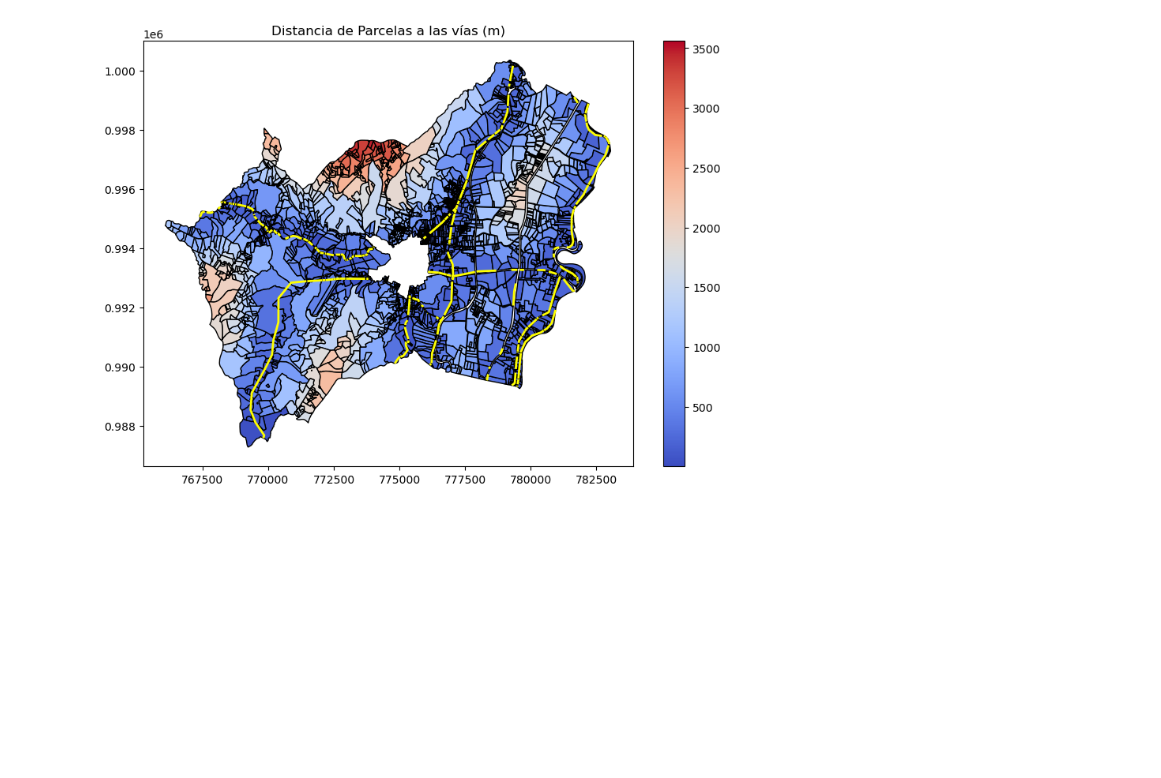
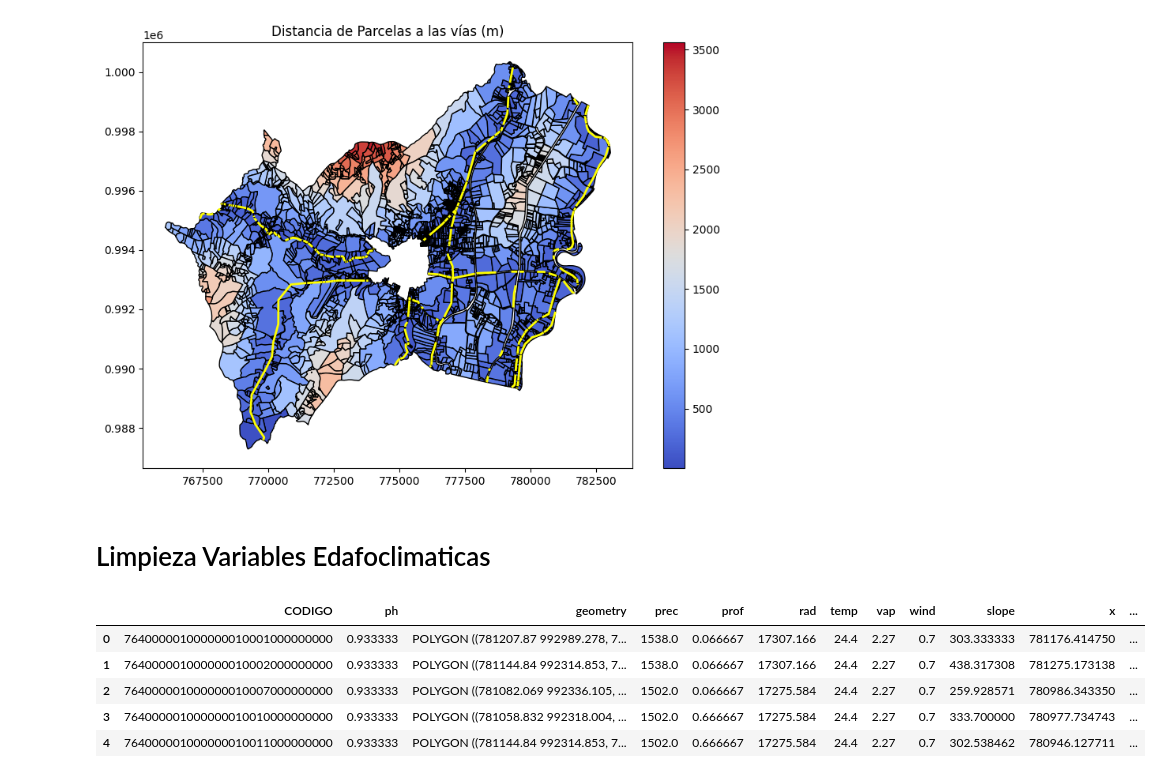
Before and after one commit to JorgeJolaUnal/Project_SIG, a Jupyter notebook: src/operations.ipynb, the cells around one changed output. Cells and saved outputs as stored; diff of their text form; code cells hidden in the pictures; blank space fills up the shorter version.

```diff
--- a/src/operations.ipynb
+++ b/src/operations.ipynb
@@ -292,3 +405,53 @@ ax.set_aspect('auto')  # Ajustar el aspecto para evitar errores
 plt.show()
 # %% [output]
 [figure]
+# %% [markdown]
+# Limpieza Variables Edafoclimaticas
+# %%
+ph=gpd.read_file(ruta+"/results/ph_parc.geojson")
+prec=gpd.read_file(ruta+"/results/prec_parc.geojson")
+prof=gpd.read_file(ruta+"/results/prof_parc.geojson")
+rad=gpd.read_file(ruta+"/results/rad_parc.geojson")
+temp=gpd.read_file(ruta+"/results/temp_parc.geojson")
+vap=gpd.read_file(ruta+"/results/vap_parc.geojson")
+wind=gpd.read_file(ruta+"/results/wind_parc.geojson")
+slope=gpd.read_file(ruta+"/results/slope_parc.geojson")
+# %%
+import geopandas as gpd
+
+# Seleccionar columnas sin duplicar 'geometry' en las uniones
+ph = ph[['CODIGO', 'ph', 'geometry']]
+prec = prec[['CODIGO', 'prec']]
+prof = prof[['CODIGO', 'prof']]
+rad = rad[['CODIGO', 'rad']]
+temp = temp[['CODIGO', 'temp']]
+vap = vap[['CODIGO', 'vap']]
+wind = wind[['CODIGO', 'wind']]
+slope= slope[['CODIGO', 'slope']]
+
+# Unir los DataFrames progresivamente usando 'CODIGO' como clave
+edafoclima_gdf = ph.merge(prec, on='CODIGO', how='outer')\
+                   .merge(prof, on='CODIGO', how='outer')\
+                   .merge(rad, on='CODIGO', how='outer')\
+                   .merge(temp, on='CODIGO', how='outer')\
+                   .merge(vap, on='CODIGO', how='outer')\
+                   .merge(wind, on='CODIGO', how='outer')\
+                   .merge(slope, on='CODIGO', how='outer')
+
+# Asegurar que el GeoDataFrame mantiene su geometría
+edafoclima_gdf = gpd.GeoDataFrame(edafoclima_gdf, geometry='geometry')
+edafoclima_gdf["x"] = edafoclima_gdf.centroid.x
+edafoclima_gdf["y"] = edafoclima_gdf.centroid.y
+# Guardar el resultado en un archivo GeoJSON
+edafoclima_gdf.to_file("/Users/jorgeandresjolahernandez/Desktop/Programacion SIG/Proyecto/Project_SIG/results/edafoclima.geojson", driver="GeoJSON")
+
+
+# Mostrar los primeros registros para verificar
+edafoclima_gdf.head()
+# %% [output]
+|  | CODIGO | ph | geometry | prec | prof | rad | temp | vap | wind | slope | x | ... |
+| 0 | 764000001000000010001000000000 | 0.933333 | POLYGON ((781207.87 992989.278, 7... | 1538.0 | 0.066667 | 17307.166 | 24.4 | 2.27 | 0.7 | 303.333333 | 781176.414750 | ... |
+| 1 | 764000001000000010002000000000 | 0.933333 | POLYGON ((781144.84 992314.853, 7... | 1538.0 | 0.066667 | 17307.166 | 24.4 | 2.27 | 0.7 | 438.317308 | 781275.173138 | ... |
+| 2 | 764000001000000010007000000000 | 0.933333 | POLYGON ((781082.069 992336.105, ... | 1502.0 | 0.066667 | 17275.584 | 24.4 | 2.27 | 0.7 | 259.928571 | 780986.343350 | ... |
+| 3 | 764000001000000010010000000000 | 0.933333 | POLYGON ((781058.832 992318.004, ... | 1502.0 | 0.666667 | 17275.584 | 24.4 | 2.27 | 0.7 | 333.700000 | 780977.734743 | ... |
+| 4 | 764000001000000010011000000000 | 0.933333 | POLYGON ((781144.84 992314.853, 7... | 1502.0 | 0.666667 | 17275.584 | 24.4 | 2.27 | 0.7 | 302.538462 | 780946.127711 | ... |
```
Also changed, not shown: parts of 17 cells of this notebook, 22 other files.
